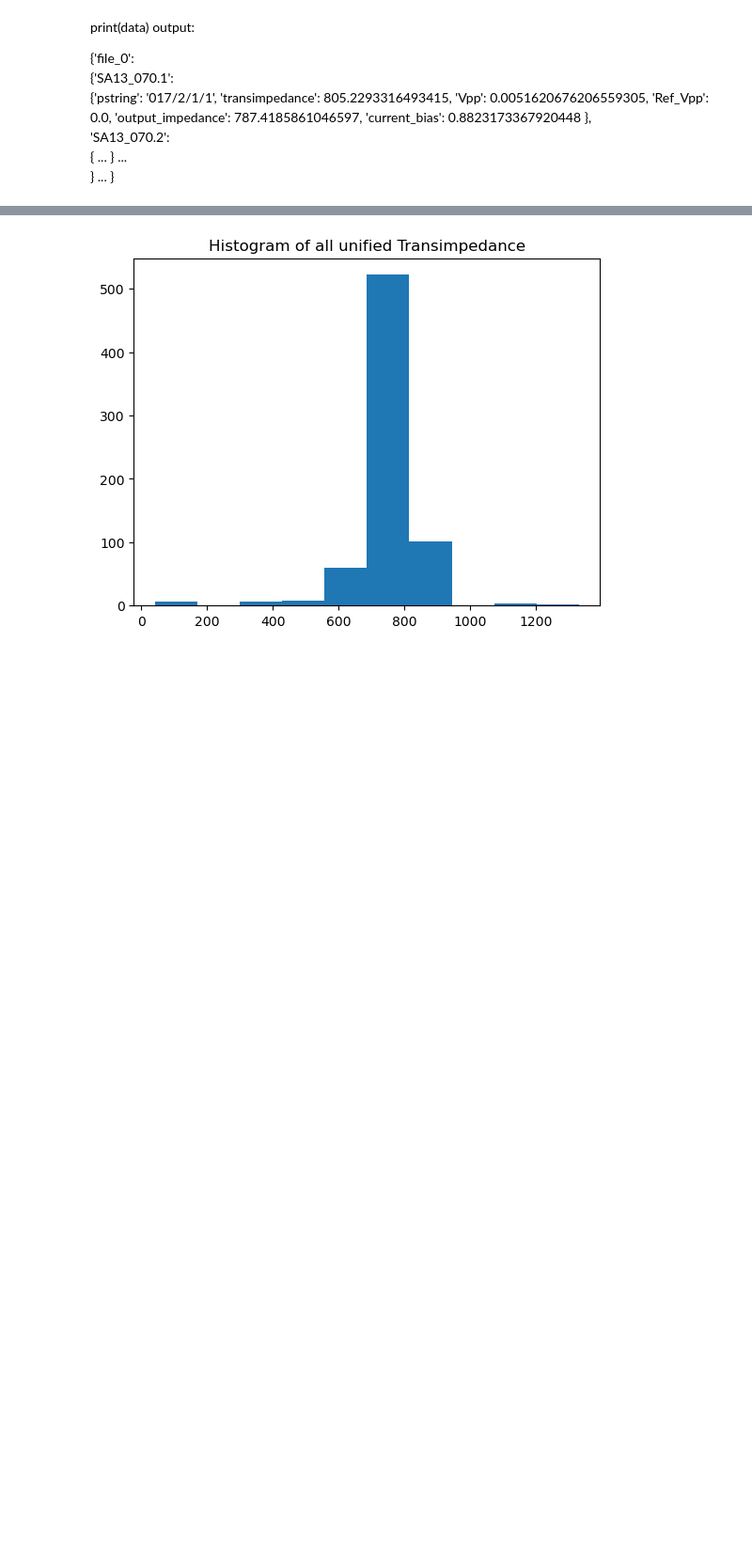
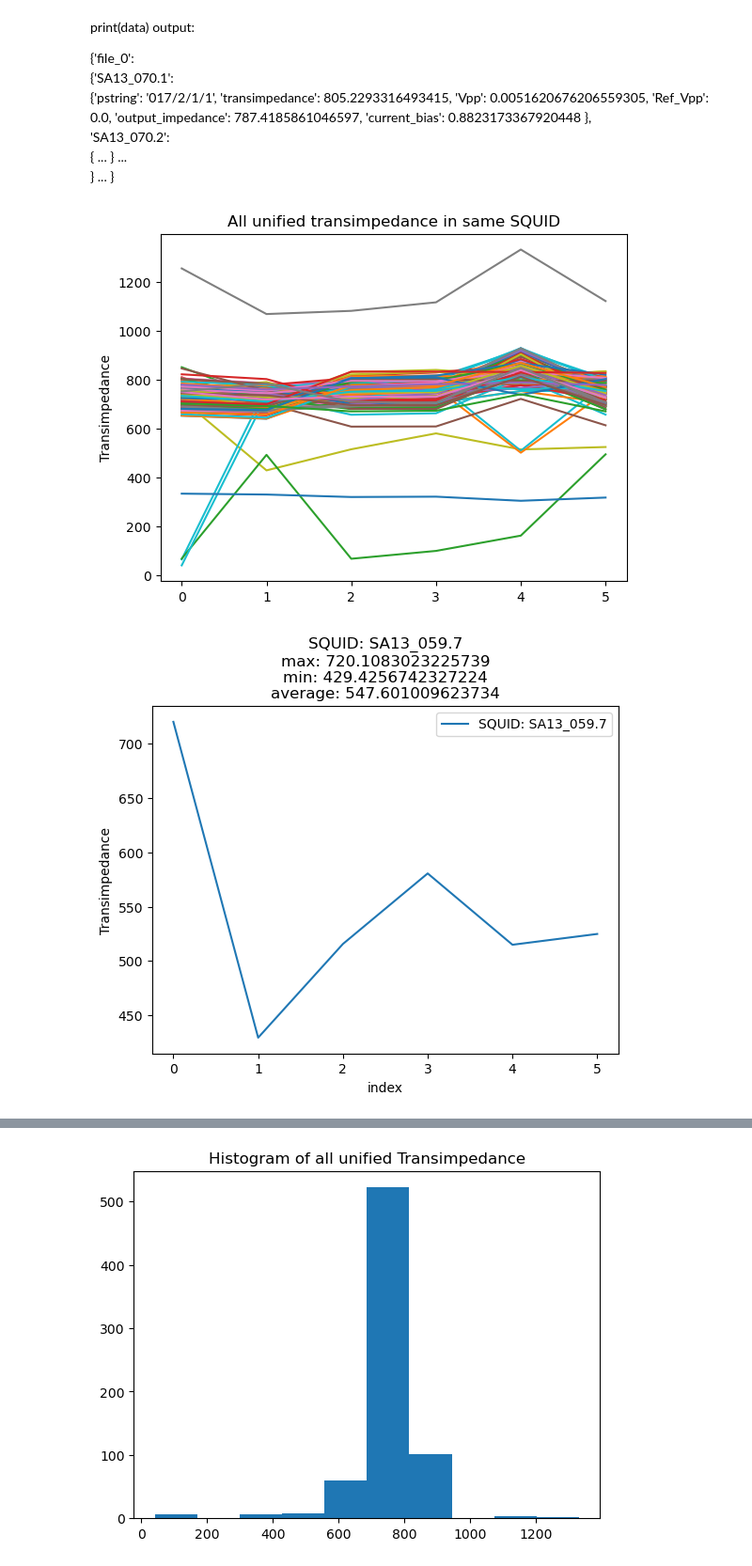
Before and after one commit to ReChen33/QuReseach, a Jupyter notebook: code/SQUID/SQUIDParams/test.ipynb, the cells around one changed output, grey strips where cells are left out. Shown at 94% size. Drawn from its saved outputs; the diff is of its cells as text; code cells hidden in the pictures; blank space fills up the shorter version.

```diff
--- a/code/SQUID/SQUIDParams/test.ipynb
+++ b/code/SQUID/SQUIDParams/test.ipynb
@@ -53,7 +53,7 @@ folder_path = './'
 pkl_files = glob.glob(os.path.join(folder_path, '*.pkl'))
 
 # Filter files that are larger than 10KB (10 * 1024 bytes)
-files_above_10kb = [file for file in pkl_files if os.path.getsize(file) > 10*(2**10)]
+files_above_10kb = [file for file in pkl_files if os.path.getsize(file) > (10 * 1024)]
 #print(files_above_10kb)
 # %%
 #a empty dictionary to store diff pkl files
@@ -94,13 +94,45 @@ for SQUID in same_SQUID:
         print(f'SQUID {SQUID} has different pstrings: {pstrings}')
     else:
         continue
+# %%
+#use functions to get unified transimpedance
+
+all_unifiedTrans = []
+
+#group unified transimpedance by same SQUID
+group_unifiedTrans = {}
 # %%
-#use functions to get unified transimpedance
 
-all_unifiedTrans = []
-
-for i in data.keys():
-    for j in same_SQUID:
-
+for j in same_SQUID:
+    temp_group= [] #use a temp list to store the unified transimpedance for same SQUID
+    for i in data.keys():
         unifiedTrans = getUnifiedTrans(data[i][j])
+        temp_group.append(unifiedTrans)
         all_unifiedTrans.append(unifiedTrans)
+    group_unifiedTrans[f"{j}"] = temp_group
+# %%
+#plot the unified transimpedance in same SQUID
+for SQUID in group_unifiedTrans.keys():
+    plt.plot(group_unifiedTrans[SQUID])
+    plt.title("All unified transimpedance in same SQUID")
+    plt.ylabel("Transimpedance")
+plt.show()
+
+for SQUID in group_unifiedTrans.keys():
+    max = np.max(group_unifiedTrans[SQUID])
+    min = np.min(group_unifiedTrans[SQUID])
+    average = np.average(group_unifiedTrans[SQUID])
+    if not (max >= 1000 or min <= 600):
+        continue
+    label_name = f'SQUID: {SQUID}'
+    plt.plot(group_unifiedTrans[SQUID], label = label_name)
+
+    plt.legend()
+    plt.title(f'SQUID: {SQUID}\nmax: {max}\nmin: {min}\naverage: {average}')
+    plt.xlabel('index')
+    plt.ylabel('Transimpedance')
+    plt.show()
+    #break
+# %% [output]
+[figure, added]
+[figure, added]
```
Also changed, not shown: parts of 1 cell of this notebook, 1 other file.
